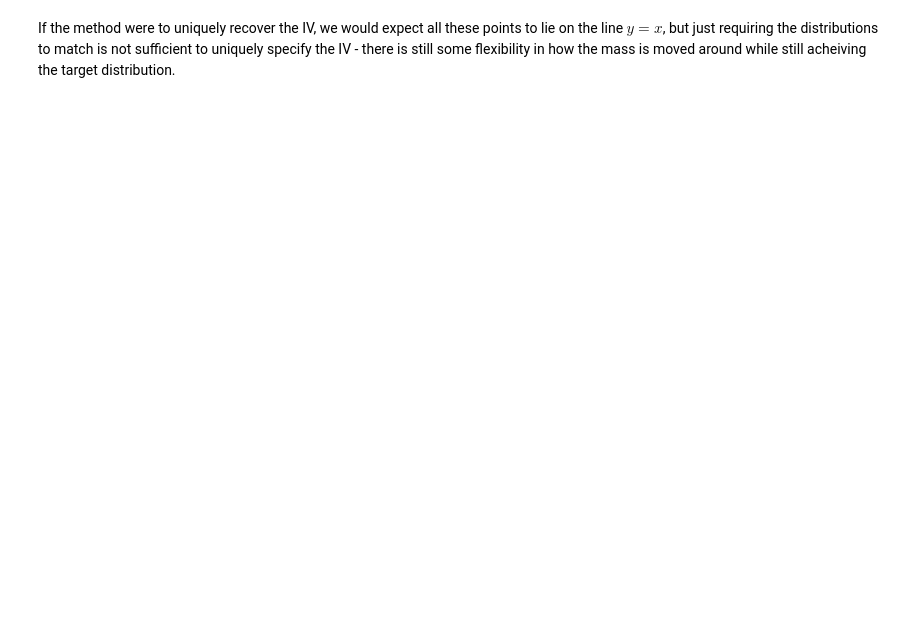
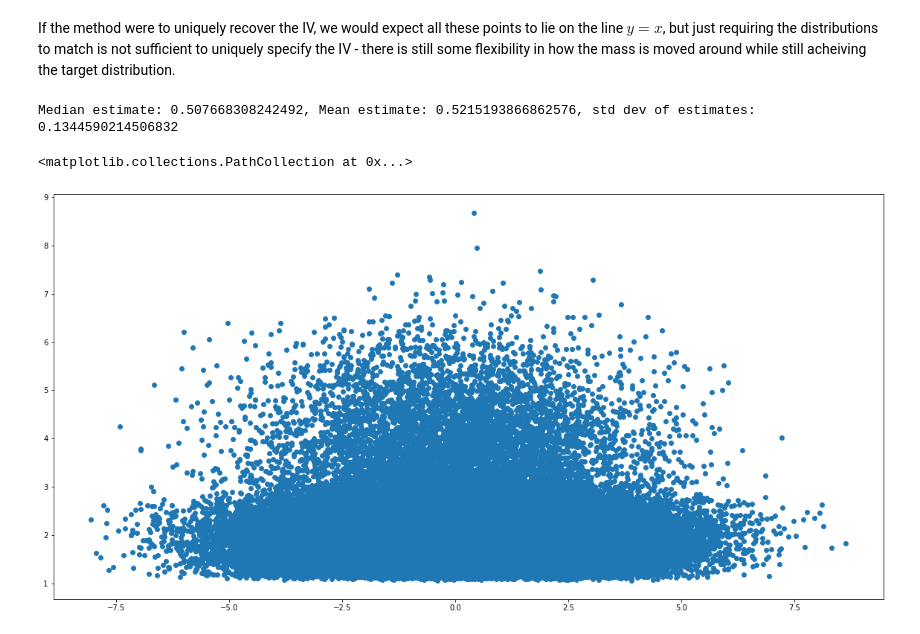
Before and after one commit to phillipmurray/DL_integrated_variance, a Jupyter notebook: notebooks/dl_intvar.ipynb, the cells around one changed output. Drawn from its saved outputs; the diff is of its cells as text; code cells hidden in the pictures; blank space fills up the shorter version.

```diff
--- a/notebooks/dl_intvar.ipynb
+++ b/notebooks/dl_intvar.ipynb
@@ -127,2 +127,12 @@ plt.show()
 # %% [markdown]
 If the method were to uniquely recover the IV, we would expect all these points to lie on the line $y=x$, but just requiring the distributions to match is not sufficient to uniquely specify the IV - there is still some flexibility in how the mass is moved around while still acheiving the target distribution.
+# %%
+print(f'Median estimate: {np.median(1/np.sqrt(iv))}, Mean estimate: {np.mean(1/np.sqrt(iv))}, std dev of estimates: {np.std(1/np.sqrt(iv))}')
+# %% [output]
+Median estimate: 0.507668308242492, Mean estimate: 0.5215193866862576, std dev of estimates: 0.1344590214506832
+# %%
+plt.figure(figsize=(20,10))
+plt.scatter(x[:,-1]-x[:,0], np.sqrt(iv))
+# %% [output]
+<matplotlib.collections.PathCollection at 0x...>
+[figure, added]
```
Also changed, not shown: parts of 6 cells of this notebook, 1 other file.
